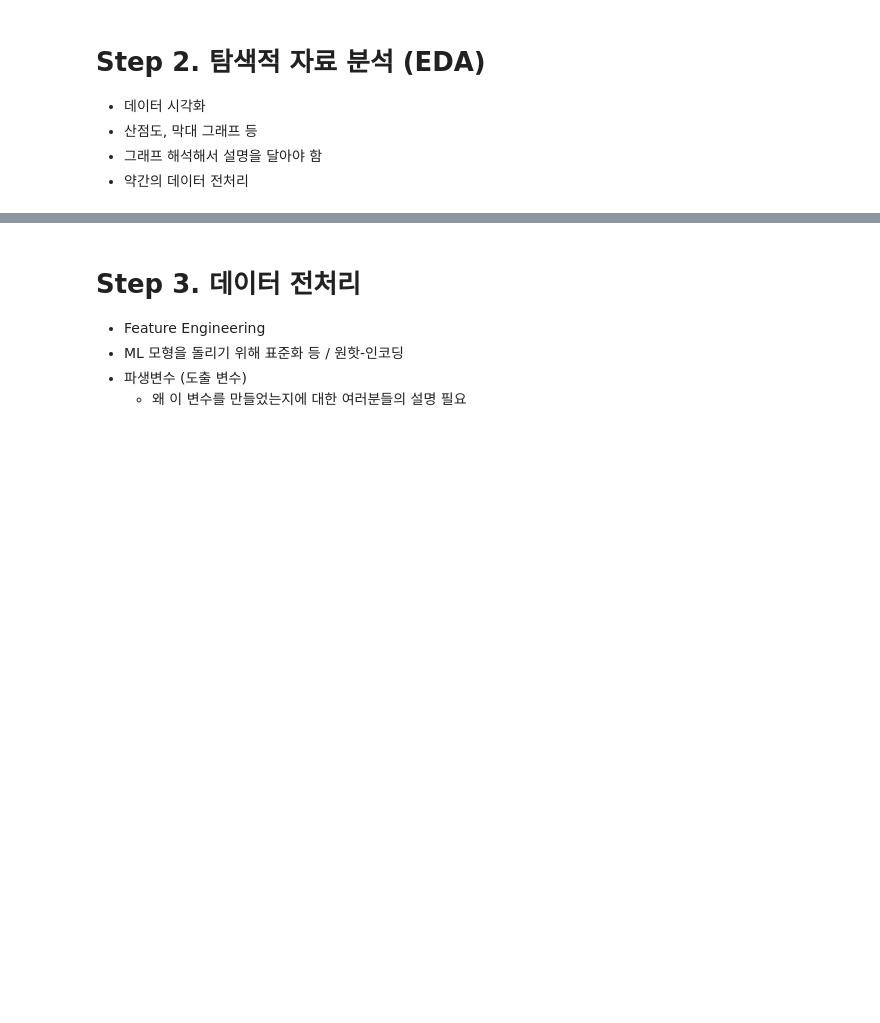
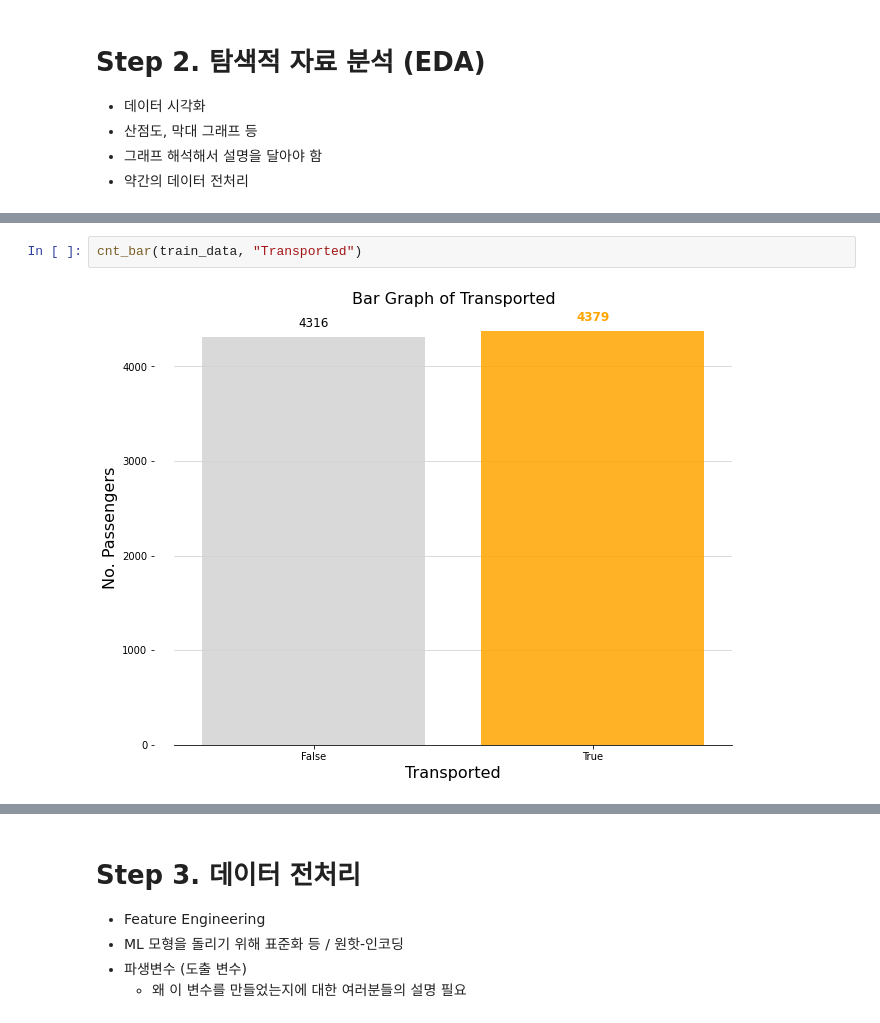
Before and after one commit to dschloe/Project04, a Jupyter notebook: spaceship/for-newbies-eda-lightgbm.ipynb, the cells around one changed output, grey strips where cells are left out. Saved outputs shown, nothing was run; the diff lists cells and outputs as text; blank space fills up the shorter version.

```diff
--- a/spaceship/for-newbies-eda-lightgbm.ipynb
+++ b/spaceship/for-newbies-eda-lightgbm.ipynb
@@ -95,0 +197,4 @@ memory usage: 891.5+ KB
+# %%
+cnt_bar(train_data, "Transported")
+# %% [output]
+[figure, added]
```
Also changed, not shown: parts of 28 cells of this notebook.
